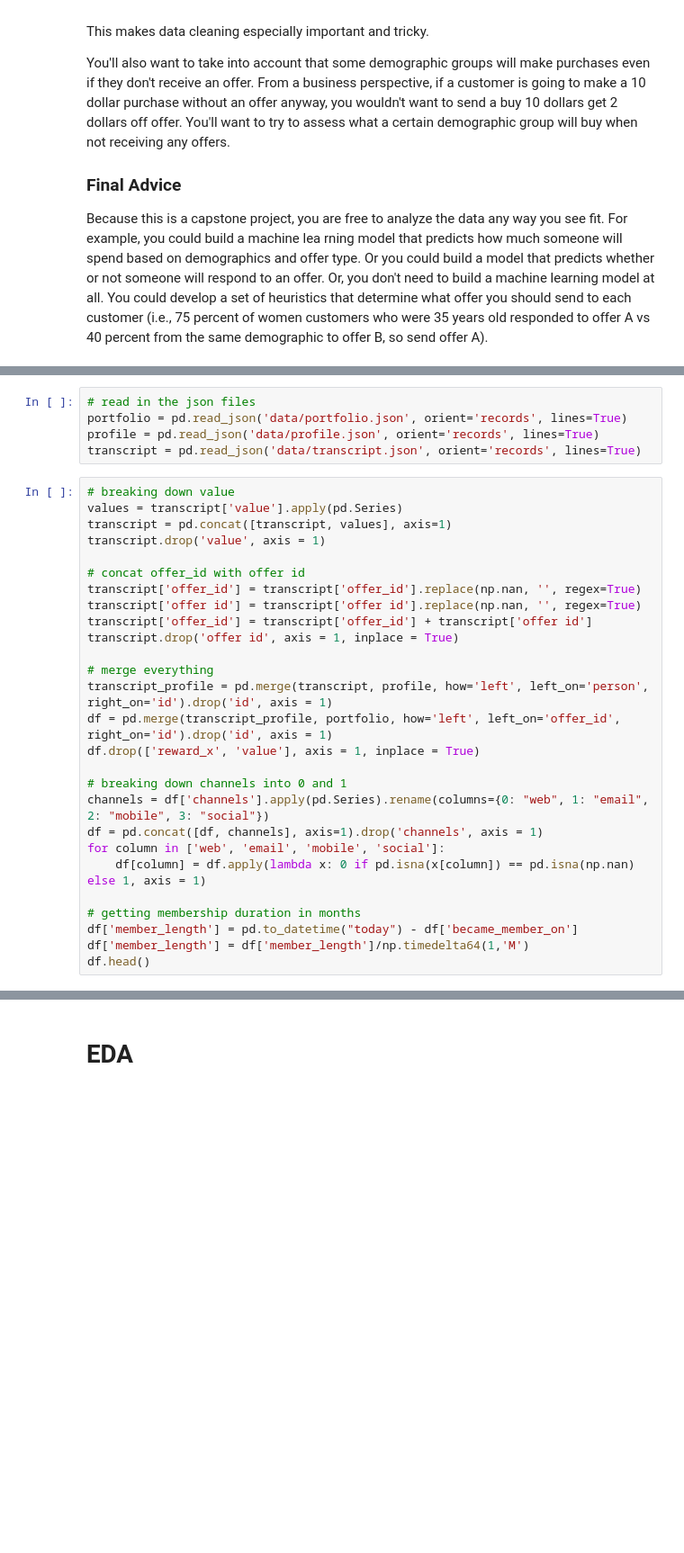
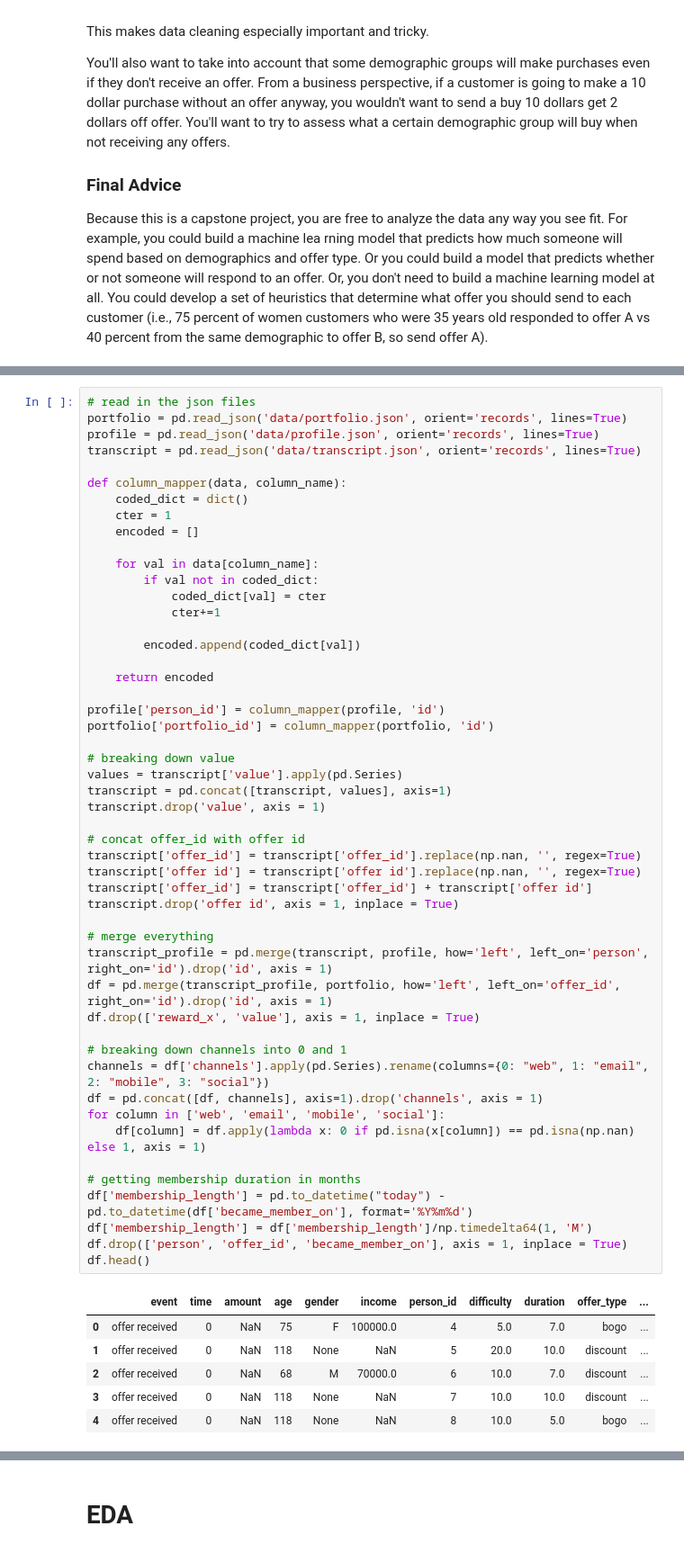
Before and after one commit to tmargary/Starbucks_Capstone, a Jupyter notebook: Starbucks_Capstone_notebook.ipynb, the cells around one changed output, grey strips where cells are left out. Shown at 90% size. Saved outputs shown, nothing was run; the diff lists cells and outputs as text; blank space fills up the shorter version.

```diff
--- a/Starbucks_Capstone_notebook.ipynb
+++ b/Starbucks_Capstone_notebook.ipynb
@@ -84,33 +84,58 @@ import seaborn as sns
 % matplotlib inline
-# %%
-# read in the json files
-portfolio = pd.read_json('data/portfolio.json', orient='records', lines=True)
-profile = pd.read_json('data/profile.json', orient='records', lines=True)
-transcript = pd.read_json('data/transcript.json', orient='records', lines=True)
 # %%
+# read in the json files
+portfolio = pd.read_json('data/portfolio.json', orient='records', lines=True)
+profile = pd.read_json('data/profile.json', orient='records', lines=True)
+transcript = pd.read_json('data/transcript.json', orient='records', lines=True)
+
+def column_mapper(data, column_name):
+    coded_dict = dict()
+    cter = 1
+    encoded = []
+
+    for val in data[column_name]:
+        if val not in coded_dict:
+            coded_dict[val] = cter
+            cter+=1
+
+        encoded.append(coded_dict[val])
+
+    return encoded
+
+profile['person_id'] = column_mapper(profile, 'id')
+portfolio['portfolio_id'] = column_mapper(portfolio, 'id')
+
 # breaking down value
 values = transcript['value'].apply(pd.Series)
 transcript = pd.concat([transcript, values], axis=1)
 transcript.drop('value', axis = 1)
 
 # concat offer_id with offer id
 transcript['offer_id'] = transcript['offer_id'].replace(np.nan, '', regex=True)
 transcript['offer id'] = transcript['offer id'].replace(np.nan, '', regex=True)
 transcript['offer_id'] = transcript['offer_id'] + transcript['offer id']
 transcript.drop('offer id', axis = 1, inplace = True)
 
 # merge everything
 transcript_profile = pd.merge(transcript, profile, how='left', left_on='person', right_on='id').drop('id', axis = 1)
 df = pd.merge(transcript_profile, portfolio, how='left', left_on='offer_id', right_on='id').drop('id', axis = 1)
 df.drop(['reward_x', 'value'], axis = 1, inplace = True)
 
 # breaking down channels into 0 and 1
 channels = df['channels'].apply(pd.Series).rename(columns={0: "web", 1: "email", 2: "mobile", 3: "social"})
 df = pd.concat([df, channels], axis=1).drop('channels', axis = 1)
 for column in ['web', 'email', 'mobile', 'social']:
     df[column] = df.apply(lambda x: 0 if pd.isna(x[column]) == pd.isna(np.nan) else 1, axis = 1)
 
 # getting membership duration in months
-df['member_length'] = pd.to_datetime("today") - df['became_member_on']
-df['member_length'] = df['member_length']/np.timedelta64(1,'M')
+df['membership_length'] = pd.to_datetime("today") - pd.to_datetime(df['became_member_on'], format='%Y%m%d')
+df['membership_length'] = df['membership_length']/np.timedelta64(1, 'M')
+df.drop(['person', 'offer_id', 'became_member_on'], axis = 1, inplace = True)
 df.head()
+# %% [output]
+|  | event | time | amount | age | gender | income | person_id | difficulty | duration | offer_type | ... |
+| 0 | offer received | 0 | NaN | 75 | F | 100000.0 | 4 | 5.0 | 7.0 | bogo | ... |
+| 1 | offer received | 0 | NaN | 118 | None | NaN | 5 | 20.0 | 10.0 | discount | ... |
+| 2 | offer received | 0 | NaN | 68 | M | 70000.0 | 6 | 10.0 | 7.0 | discount | ... |
+| 3 | offer received | 0 | NaN | 118 | None | NaN | 7 | 10.0 | 10.0 | discount | ... |
+| 4 | offer received | 0 | NaN | 118 | None | NaN | 8 | 10.0 | 5.0 | bogo | ... |
```
Also changed, not shown: parts of 21 cells of this notebook.
